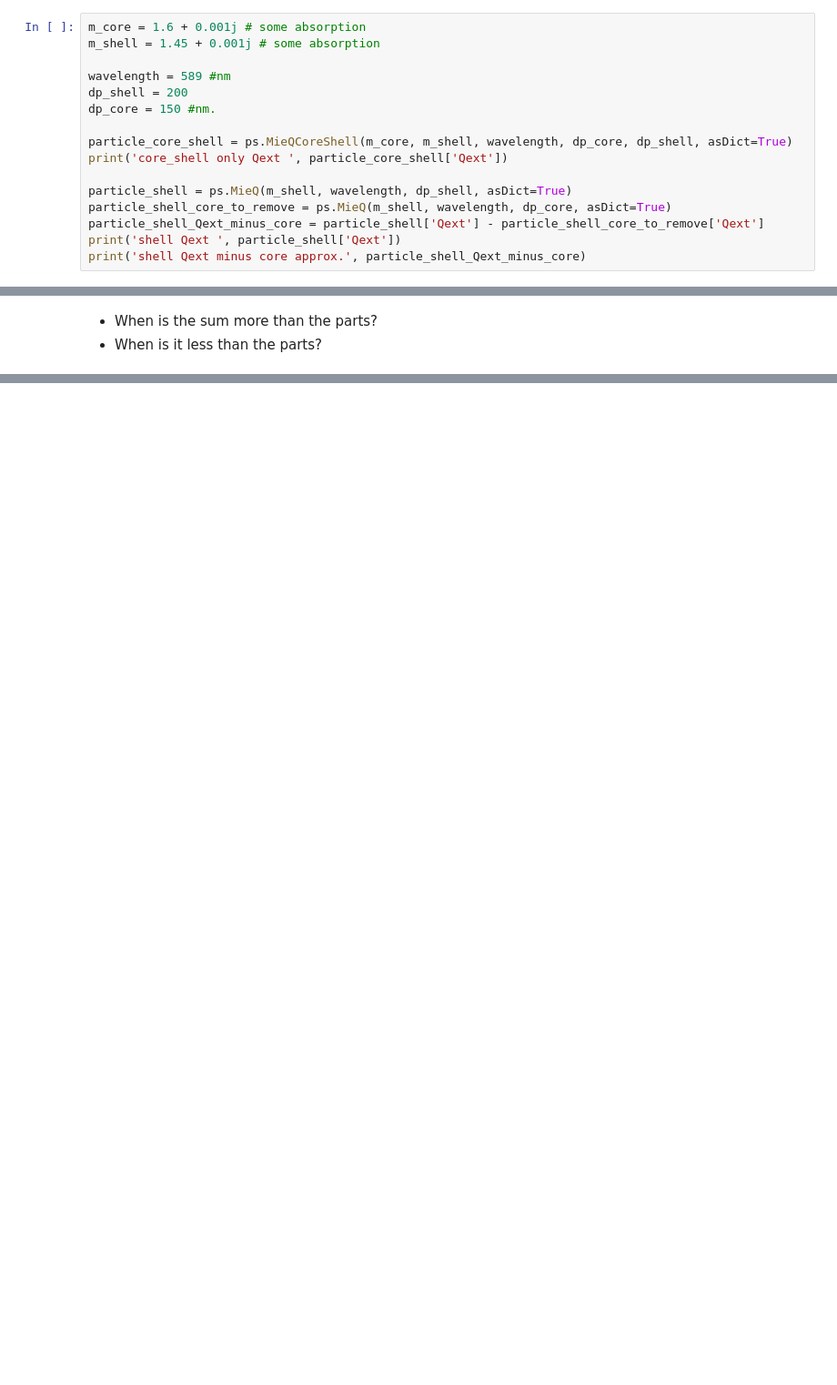
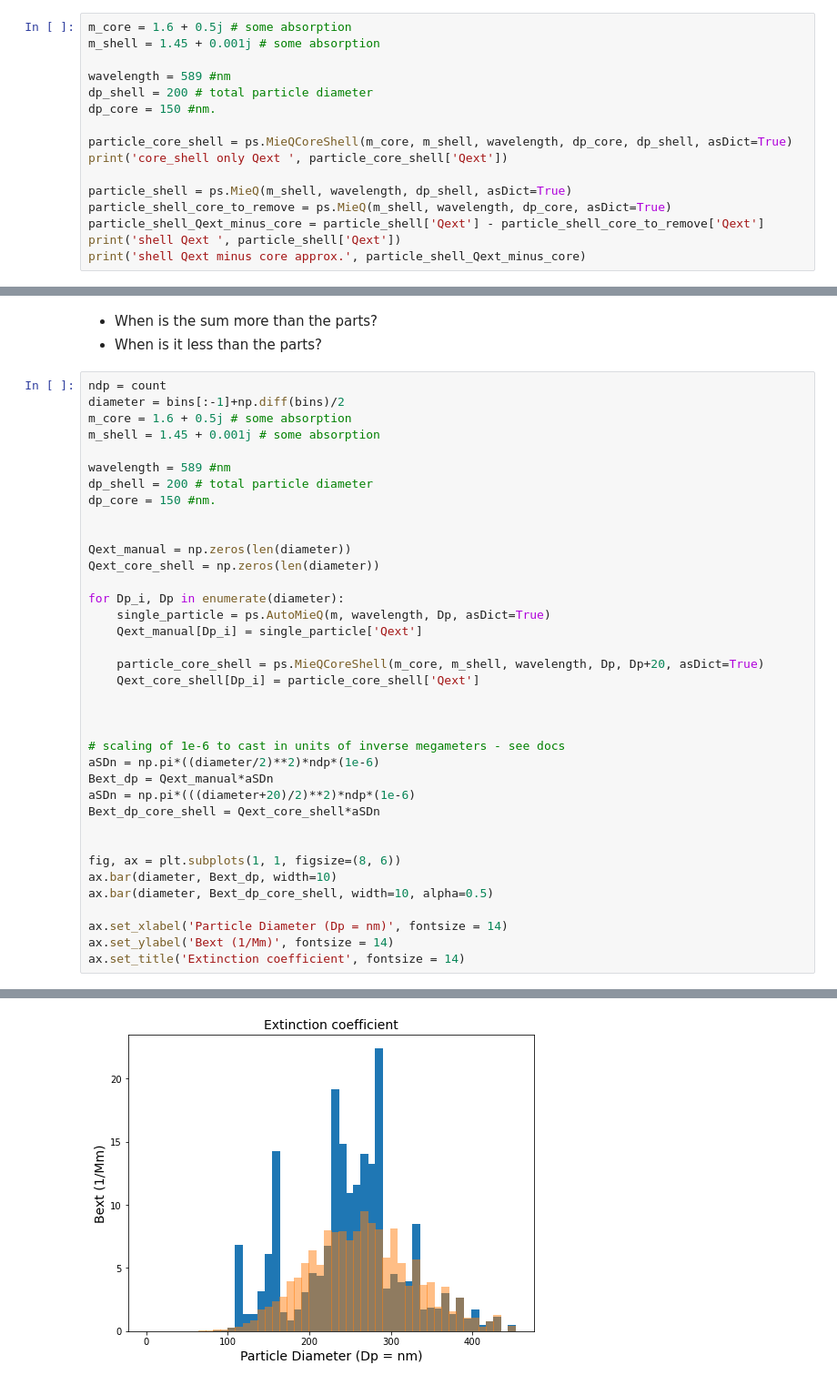
Before and after one commit to Gorkowski/Atmospheric_Science_Class, a Jupyter notebook: Classes/Part2/Lec_Mie.ipynb, the cells around one changed output, grey strips where cells are left out. Shown: that part at 91% size. Saved outputs shown, nothing was run; the diff lists cells and outputs as text; blank space fills up the shorter version.

```diff
--- a/Classes/Part2/Lec_Mie.ipynb
+++ b/Classes/Part2/Lec_Mie.ipynb
@@ -584,11 +585,11 @@ What about particles with a coating? We can use the `MieQCoreShell` function to
 
 Why would this change the optical properties of the particle?
 # %%
-m_core = 1.6 + 0.001j # some absorption
+m_core = 1.6 + 0.5j # some absorption
 m_shell = 1.45 + 0.001j # some absorption
 
 wavelength = 589 #nm
-dp_shell = 200
+dp_shell = 200 # total particle diameter
 dp_core = 150 #nm.
 
 particle_core_shell = ps.MieQCoreShell(m_core, m_shell, wavelength, dp_core, dp_shell, asDict=True)
@@ -622,3 +623,41 @@ core_shell Qext  0.3015688914154522
 # %% [markdown]
 * When is the sum more than the parts?
 * When is it less than the parts?
+# %%
+ndp = count
+diameter = bins[:-1]+np.diff(bins)/2
+m_core = 1.6 + 0.5j # some absorption
+m_shell = 1.45 + 0.001j # some absorption
+
+wavelength = 589 #nm
+dp_shell = 200 # total particle diameter
+dp_core = 150 #nm.
+
+
+Qext_manual = np.zeros(len(diameter))
+Qext_core_shell = np.zeros(len(diameter))
+
+for Dp_i, Dp in enumerate(diameter):
+    single_particle = ps.AutoMieQ(m, wavelength, Dp, asDict=True)
+    Qext_manual[Dp_i] = single_particle['Qext']
+
+    particle_core_shell = ps.MieQCoreShell(m_core, m_shell, wavelength, Dp, Dp+20, asDict=True)
+    Qext_core_shell[Dp_i] = particle_core_shell['Qext']
+
+
+
+# scaling of 1e-6 to cast in units of inverse megameters - see docs
+aSDn = np.pi*((diameter/2)**2)*ndp*(1e-6)
+Bext_dp = Qext_manual*aSDn
+aSDn = np.pi*(((diameter+20)/2)**2)*ndp*(1e-6)
+Bext_dp_core_shell = Qext_core_shell*aSDn
+
+
+fig, ax = plt.subplots(1, 1, figsize=(8, 6))
+ax.bar(diameter, Bext_dp, width=10)
+ax.bar(diameter, Bext_dp_core_shell, width=10, alpha=0.5)
+
+ax.set_xlabel('Particle Diameter (Dp = nm)', fontsize = 14)
+ax.set_ylabel('Bext (1/Mm)', fontsize = 14)
+ax.set_title('Extinction coefficient', fontsize = 14)
+# %% [output]
@@ -624,0 +665 @@ core_shell Qext  0.3015688914154522
+[figure, added]
```
Also changed, not shown: parts of 13 cells of this notebook, 1 other file.
